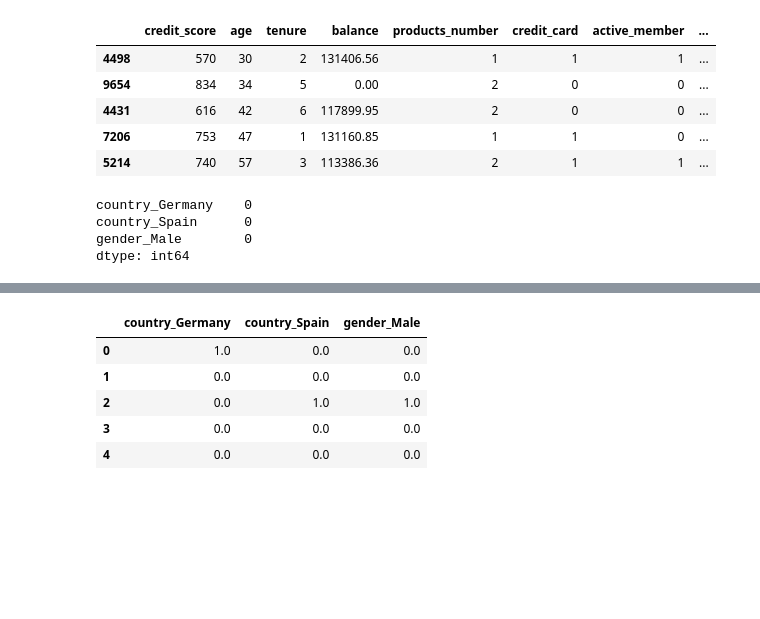
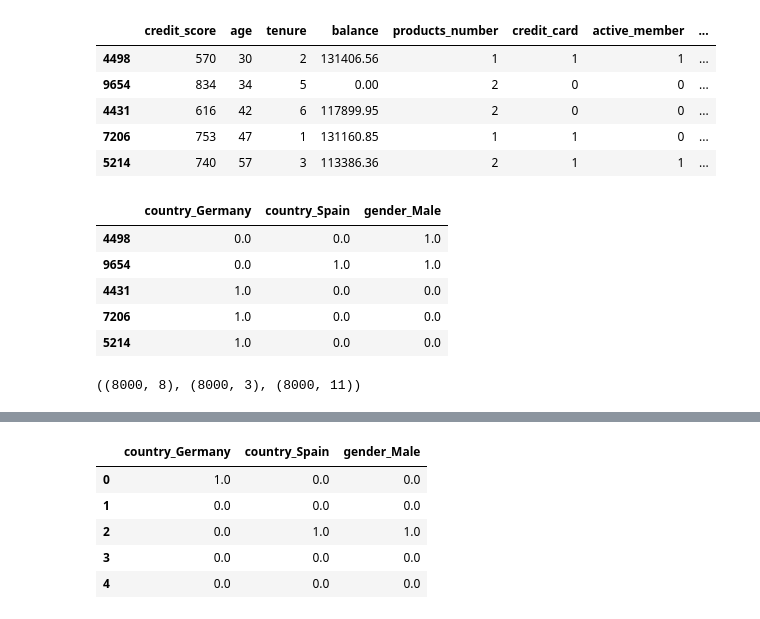
Before and after one commit to dariobublitz/DS, a Jupyter notebook: AlgoritmoML_MVP_Bublitz_.ipynb, the cells around one changed output, grey strips where cells are left out. Cells and saved outputs as stored; diff of their text form; code cells hidden in the pictures; blank space fills up the shorter version.

```diff
--- a/AlgoritmoML_MVP_Bublitz_.ipynb
+++ b/AlgoritmoML_MVP_Bublitz_.ipynb
@@ -1806,10 +1804,17 @@ Xx_train[num_col].head()
 | 4431 | 616 | 42 | 6 | 117899.95 | 2 | 0 | 0 | ... |
 | 7206 | 753 | 47 | 1 | 131160.85 | 1 | 1 | 0 | ... |
 | 5214 | 740 | 57 | 3 | 113386.36 | 2 | 1 | 1 | ... |
-# %%
-Xx_train_ohe.isnull().sum()
-# %% [output]
-country_Germany    0
-country_Spain      0
-gender_Male        0
-dtype: int64
+# %%
+# Establecer el índice del DataFrame train
+Xx_train = Xx_train.set_index(Xx_train.index, drop=False)
+# Establecer el índice del segundo DataFrame
+Xx_train_ohe = Xx_train_ohe.set_index(Xx_train.index)
+# %%
+Xx_train_ohe.head()
+# %% [output]
+|  | country_Germany | country_Spain | gender_Male |
+| 4498 | 0.0 | 0.0 | 1.0 |
+| 9654 | 0.0 | 1.0 | 1.0 |
+| 4431 | 1.0 | 0.0 | 0.0 |
+| 7206 | 1.0 | 0.0 | 0.0 |
+| 5214 | 1.0 | 0.0 | 0.0 |
@@ -1815,0 +1824,4 @@ dtype: int64
+# %%
+Xx_train[num_col].shape, Xx_train_ohe.shape, X_train_encoded.shape
+# %% [output]
+((8000, 8), (8000, 3), (8000, 11))
```
Also changed, not shown: parts of 26 cells of this notebook.
